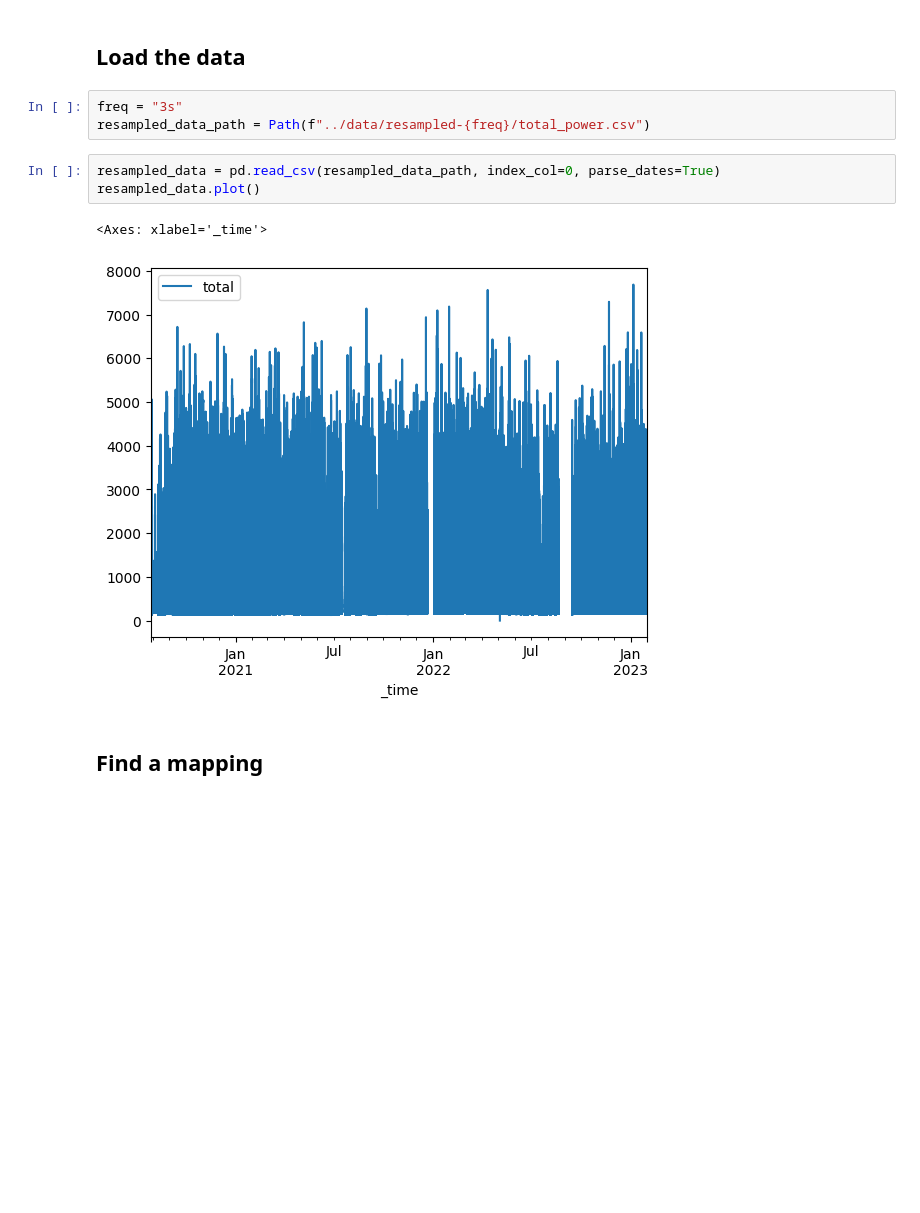
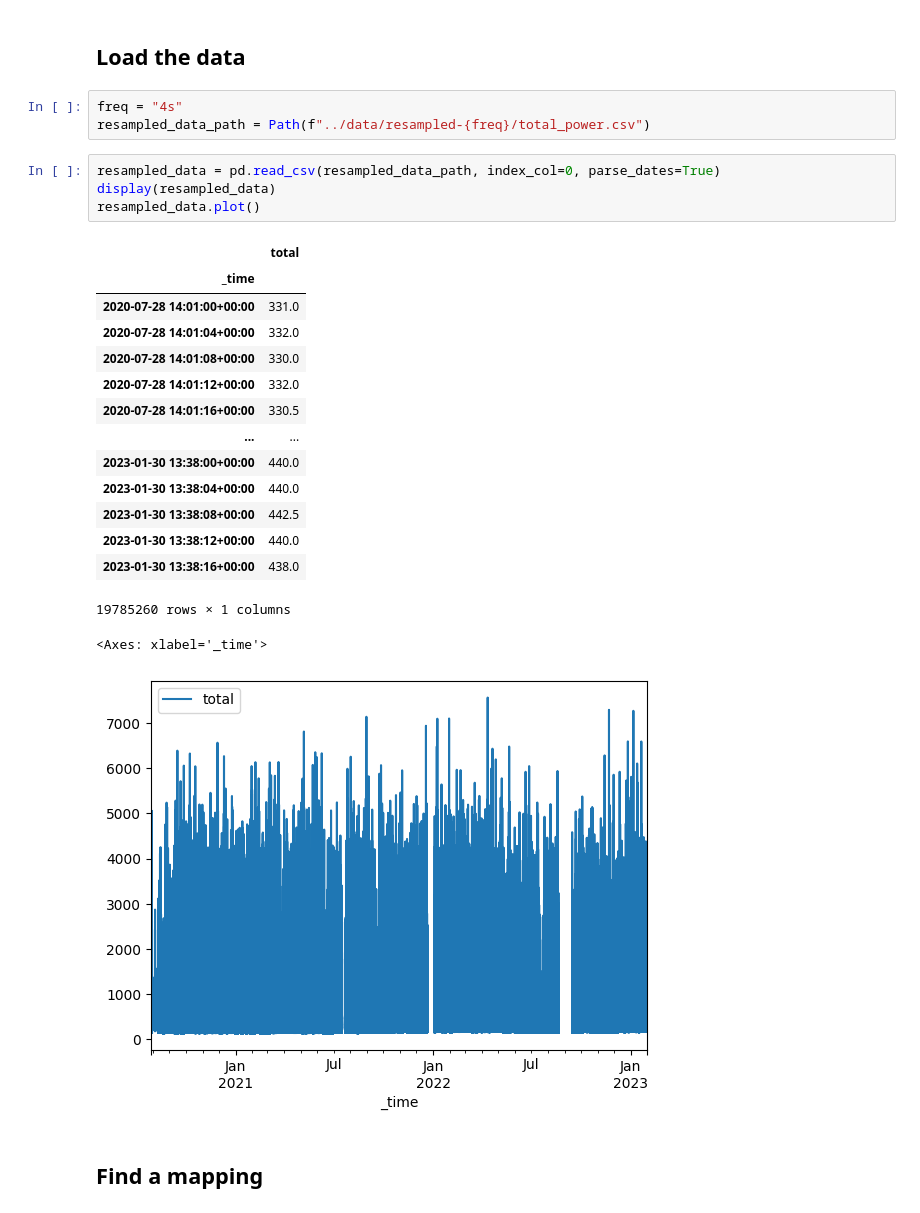
Before and after one commit to connected-intelligent-systems/ems-use-case-data, a Jupyter notebook: notebooks/03_impute_raw_total.ipynb, the cells around one changed output. Drawn from its saved outputs; the diff is of its cells as text; blank space fills up the shorter version.

```diff
--- a/notebooks/03_impute_raw_total.ipynb
+++ b/notebooks/03_impute_raw_total.ipynb
@@ -8,14 +8,29 @@ pd.set_option('display.max_rows', 12)
 # %% [markdown]
 ## Load the data
 # %%
-freq = "3s"
+freq = "4s"
 resampled_data_path = Path(f"../data/resampled-{freq}/total_power.csv")
 # %%
 resampled_data = pd.read_csv(resampled_data_path, index_col=0, parse_dates=True)
+display(resampled_data)
 resampled_data.plot()
 # %% [output]
+|  | total |
+| _time |  |
+| 2020-07-28 14:01:00+00:00 | 331.0 |
+| 2020-07-28 14:01:04+00:00 | 332.0 |
+| 2020-07-28 14:01:08+00:00 | 330.0 |
+| 2020-07-28 14:01:12+00:00 | 332.0 |
+| 2020-07-28 14:01:16+00:00 | 330.5 |
+| ... | ... |
+| 2023-01-30 13:38:00+00:00 | 440.0 |
+| 2023-01-30 13:38:04+00:00 | 440.0 |
+| 2023-01-30 13:38:08+00:00 | 442.5 |
+| 2023-01-30 13:38:12+00:00 | 440.0 |
+| 2023-01-30 13:38:16+00:00 | 438.0 |
-<Axes: xlabel='_time'>
+19785260 rows × 1 columns
+<Axes: xlabel='_time'>
-[figure, old version]
+[figure, new version]
 # %% [markdown]
 ## Find a mapping
 # %%
```
Also changed, not shown: parts of 1 cell of this notebook, 5 other files.
